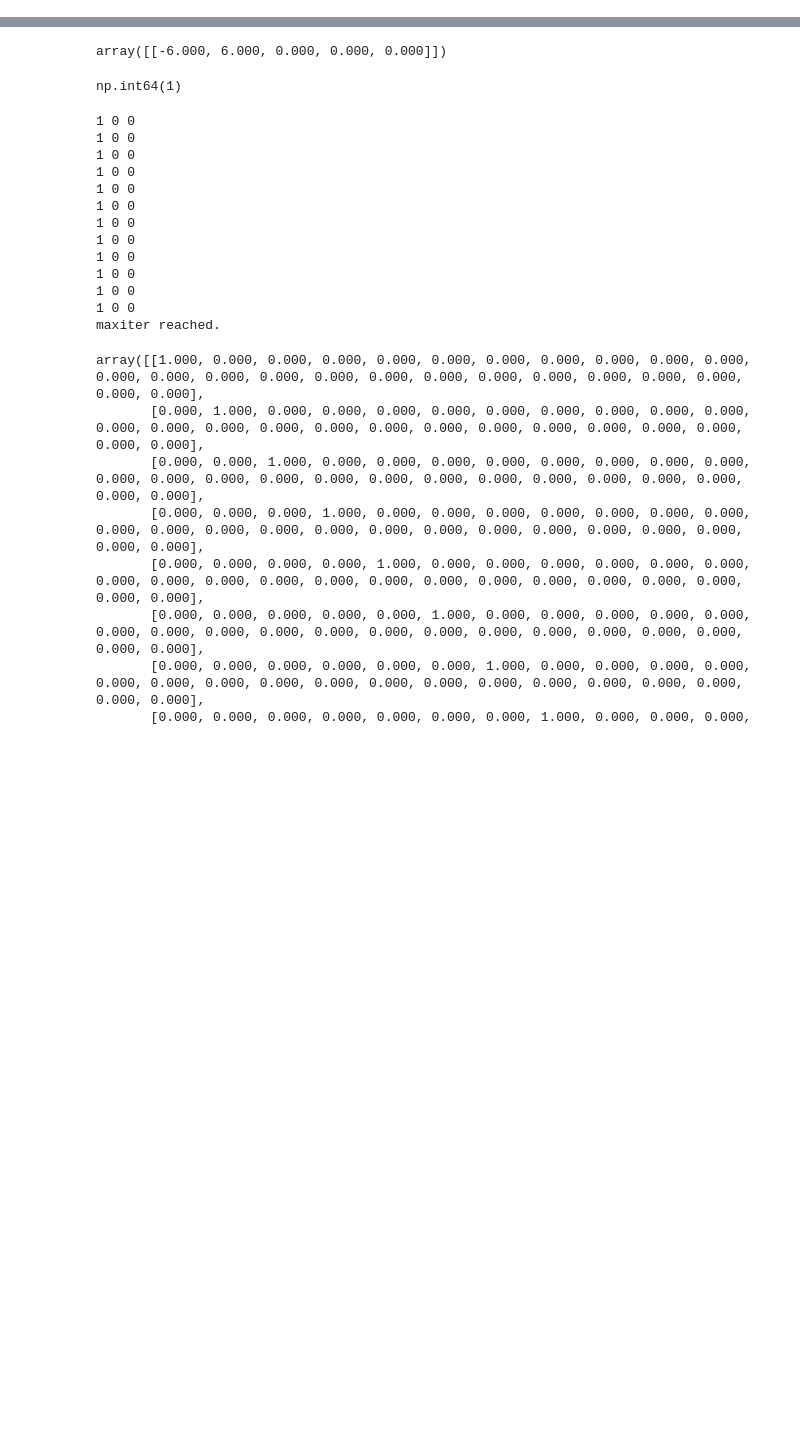
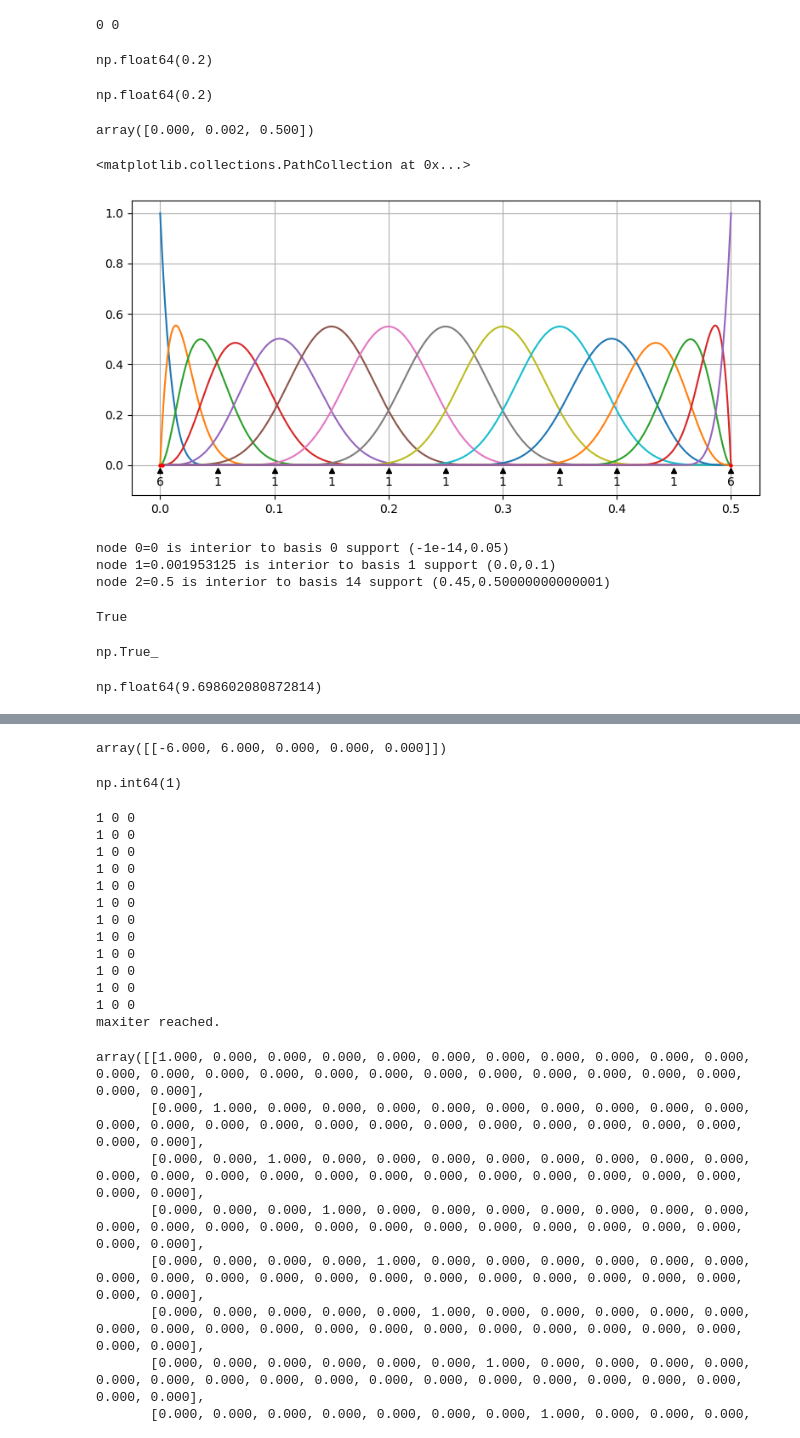
Before and after one commit to c-f-h/pyiga, a Jupyter notebook: notebooks/TestBasis.ipynb, the cells around one changed output, grey strips where cells are left out. Drawn from its saved outputs; the diff is of its cells as text; code cells hidden in the pictures; blank space fills up the shorter version.

```diff
--- a/notebooks/TestBasis.ipynb
+++ b/notebooks/TestBasis.ipynb
@@ -20,0 +59,26 @@ np.set_printoptions(formatter={'float_kind':"{:.3f}".format})
+# %%
+print(i,j)
+# %% [output]
+0 0
+# %%
+kv_new.kv[5]
+# %% [output]
+np.float64(0.2)
+# %%
+kv.kv[4]
+# %% [output]
+np.float64(0.2)
+# %%
+kv = bspline.make_knots(5,0,0.5,10)#.h_refine()
+#nodes = np.array([0, 0.001953125, 0.00390625, 0.0078125, 0.015625, 0.03125, 0.0625, 0.125, 0.1875, 0.25, 0.375, 0.5])
+nodes = np.array([0, 0.001953125, 0.5])
+# %%
+nodes
+# %% [output]
+array([0.000, 0.002, 0.500])
+# %%
+kv.plot()
+plt.scatter(nodes,np.zeros(len(nodes)), zorder=1000000, color='red', s=5)
+# %% [output]
+<matplotlib.collections.PathCollection at 0x...>
+[figure, added]
@@ -20,0 +103,21 @@ np.set_printoptions(formatter={'float_kind':"{:.3f}".format})
+# %%
+node_supports(kv.kv,5,nodes)
+# %% [output]
+node 0=0 is interior to basis 0 support (-1e-14,0.05)
+node 1=0.001953125 is interior to basis 1 support (0.0,0.1)
+node 2=0.5 is interior to basis 14 support (0.45,0.50000000000001)
+# %%
+bspline_cy.pyx_checkSWcondition(kv.kv, 5, len(kv.kv), nodes, len(nodes), False)
+# %% [output]
+True
+# %%
+Coll = bspline.collocation(kv,nodes)
+#Coll.data[abs(Coll.data)<1e-12] = 0
+Coll.eliminate_zeros()
+np.linalg.matrix_rank(Coll.toarray())==Coll.shape[0]
+# %% [output]
+np.True_
+# %%
+np.linalg.cond(Coll.toarray())
+# %% [output]
+np.float64(9.698602080872814)
```
Also changed, not shown: parts of 38 cells of this notebook, 8 other files.
